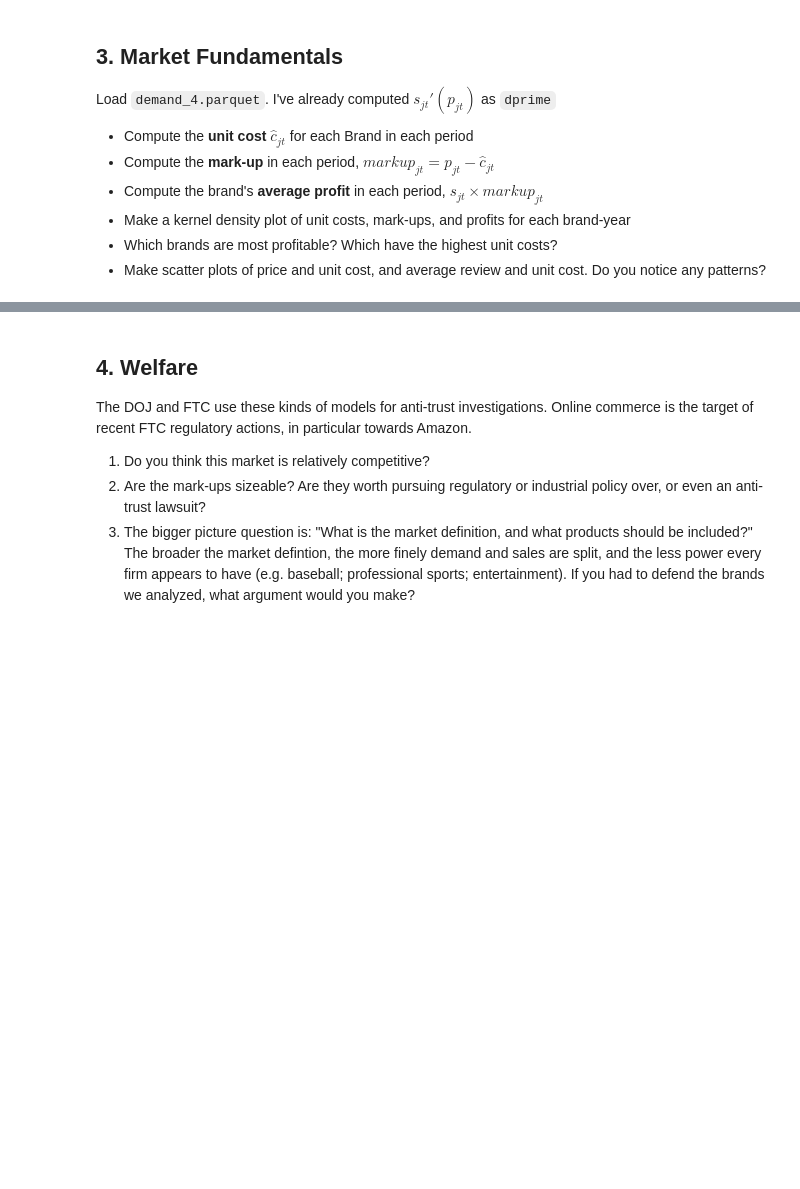
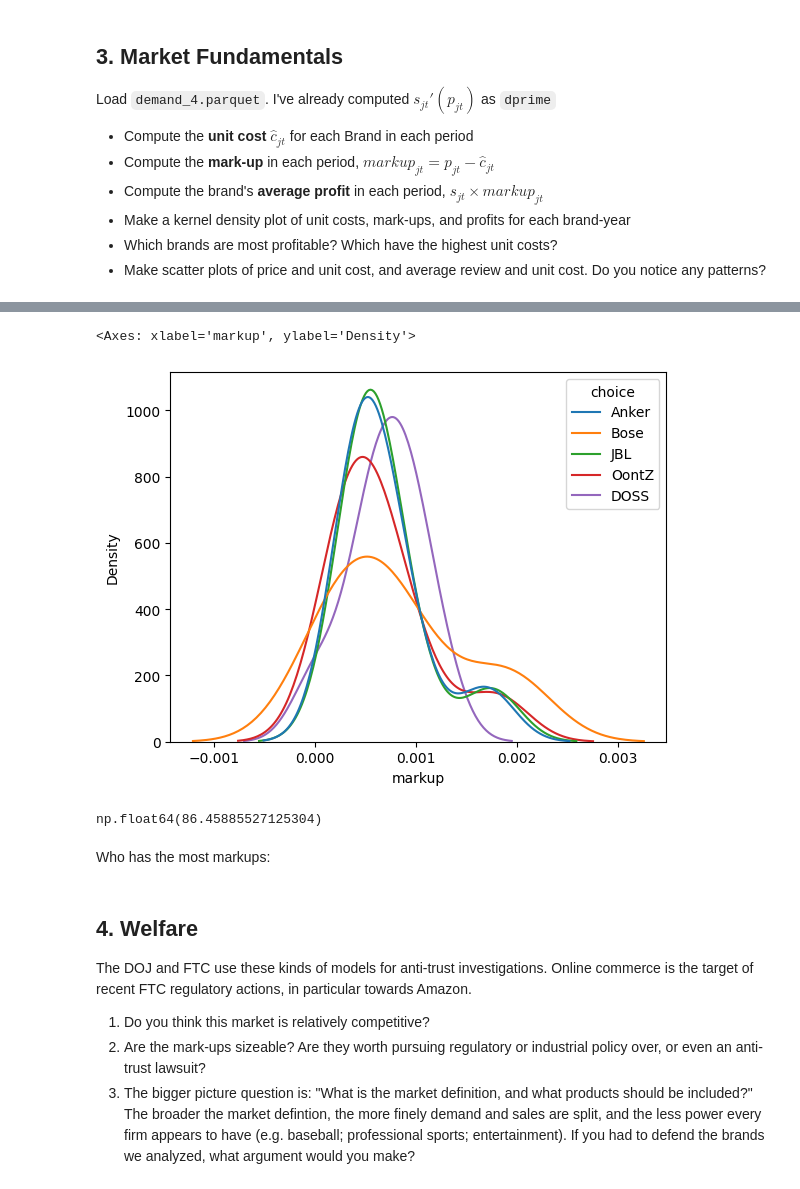
Before and after one commit to natchan19/undergrad_ml_assignments, a Jupyter notebook: lab_demand_estimation.ipynb, the cells around one changed output, grey strips where cells are left out. Drawn from its saved outputs; the diff is of its cells as text; code cells hidden in the pictures; blank space fills up the shorter version.

```diff
--- a/lab_demand_estimation.ipynb
+++ b/lab_demand_estimation.ipynb
@@ -159,3 +202,6 @@ Load `demand_4.parquet`. I've already computed $s_{jt}'(p_{jt})$ as `dprime`
 - Make a kernel density plot of unit costs, mark-ups, and profits for each brand-year
 - Which brands are most profitable? Which have the highest unit costs?
 - Make scatter plots of price and unit cost, and average review and unit cost. Do you notice any patterns?
+# %%
+df4 = pd.read_parquet("./data/demand_4.parquet",engine='fastparquet')
+df4.head()
@@ -162,3 +215,16 @@ Load `demand_4.parquet`. I've already computed $s_{jt}'(p_{jt})$ as `dprime`
+# %%
+df4['uc'] = df4['avg_price']+df4['share_among_speaker_buyers']/df4['dprime']
+df4['markup'] = df4['avg_price'] - df4['uc']
+sns.kdeplot(x=df4['markup'], hue = df4["choice"], common_norm=False)
+# %% [output]
+<Axes: xlabel='markup', ylabel='Density'>
+[figure, added]
+# %%
+df4['avg_price'].mean()
+# %% [output]
+np.float64(86.45885527125304)
+# %% [markdown]
+Who has the most markups:
 # %% [markdown]
 ## 4. Welfare
 The DOJ and FTC use these kinds of models for anti-trust investigations. Online commerce is the target of recent FTC regulatory actions, in particular towards Amazon.
```
Also changed, not shown: parts of 4 cells of this notebook.
